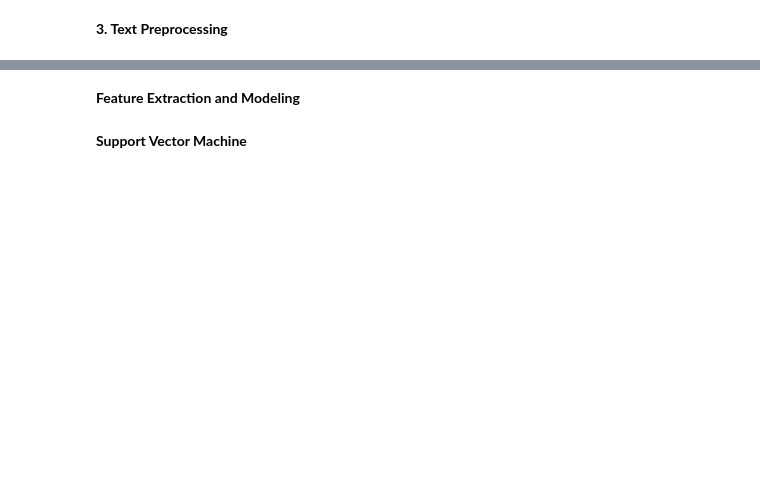
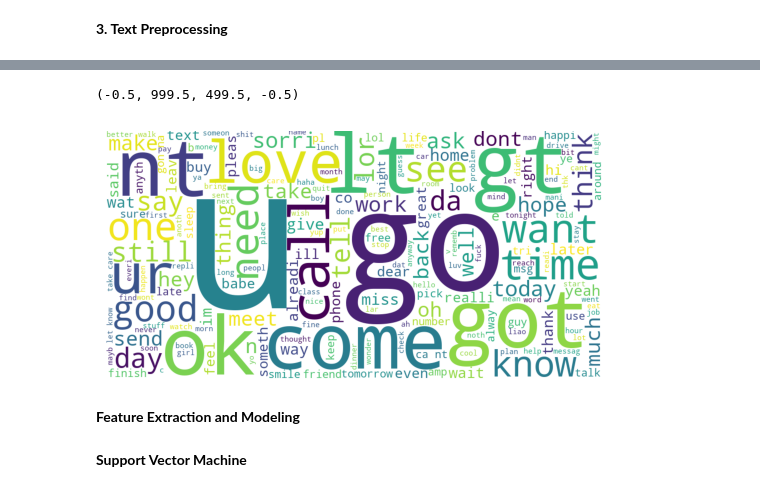
Before and after one commit to Kayosh-Raj-Pradhan/AI-Machine-Learning, a Jupyter notebook: sms_spam.ipynb, the cells around one changed output, grey strips where cells are left out. Saved outputs shown, nothing was run; the diff lists cells and outputs as text; code cells hidden in the pictures; blank space fills up the shorter version.

```diff
--- a/sms_spam.ipynb
+++ b/sms_spam.ipynb
@@ -122,6 +227,10 @@ plt.imshow(spam_wc)
 # %%
 ham_wc=wc.generate(df[df['target']==0]['transformed_text'].str.cat(sep=" "))
-plt.imshow(ham_wc)
+plt.imshow(ham_wc.to_image())
+plt.axis("off")
+# %% [output]
+(-0.5, 999.5, 499.5, -0.5)
+[figure, added]
 # %% [markdown]
 **Feature Extraction and Modeling**
 # %%
```
Also changed, not shown: parts of 37 cells of this notebook, 1 other file.
